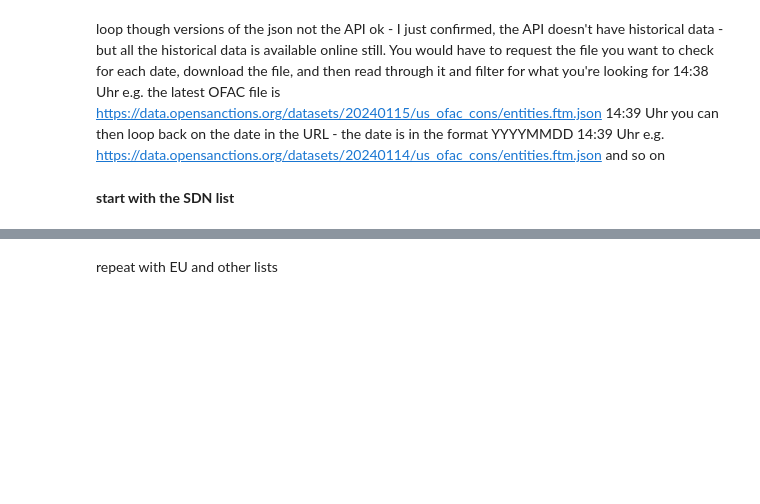
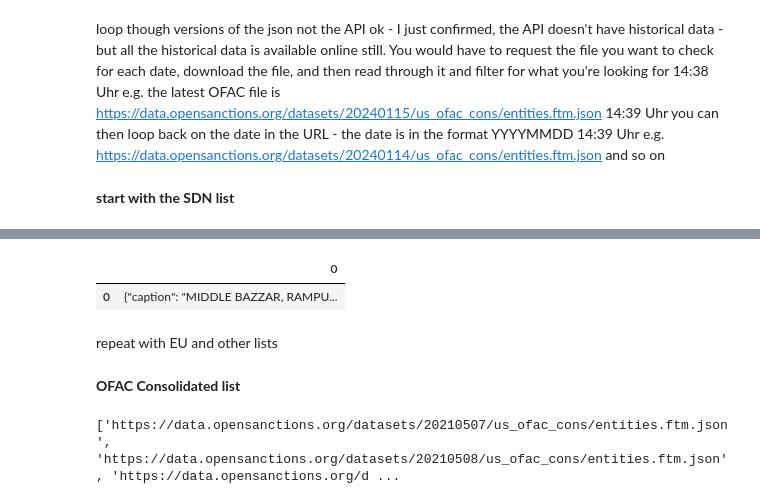
Before and after one commit to NatStrom/INSA, a Jupyter notebook: Opensanctions_API.ipynb, the cells around one changed output, grey strips where cells are left out. Drawn from its saved outputs; the diff is of its cells as text; code cells hidden in the pictures; blank space fills up the shorter version.

Commit message:
data query

```diff
--- a/Opensanctions_API.ipynb
+++ b/Opensanctions_API.ipynb
@@ -69,8 +70,0 @@ print(websites)
-# %%
-contents_list=[]
-for site in websites:
-    website = site
-    r = requests.get(website)
-    contents_list.append(r)
-
-print(contents_list)
@@ -86,0 +71,11 @@ KeyboardInterrupt:
+# %%
+from urllib.request import urlopen
+contents_list=[]
+json_data=[]
+for site in websites:
+    websites = site
+    r = urlopen(website)
+    json_data = r.read().decode('utf-8', 'replace')
+    contents_list.append(json_data)
+
+display(contents_list)
@@ -87,8 +84,25 @@ KeyboardInterrupt:
 # %%
 #merge and parse into one df
-data_ofac = pd.DataFrame.from_dict(total_results)
+#from json import json_normalize
+#df = pd.json_normalize(contents_list)
+#df
+data_ofac = pd.DataFrame(contents_list)
 data_ofac
+# %% [output]
+|  | 0 |
+| 0 | {"caption": "MIDDLE BAZZAR, RAMPU... |
 # %%
 #filter and clean up
 # %% [markdown]
 repeat with EU and other lists
+# %% [markdown]
+**OFAC Consolidated list**
+# %%
+websites = []
+
+for i in date_list:
+    test = 'https://data.opensanctions.org/datasets/'+(i)+'/us_ofac_cons/entities.ftm.json'
+    websites.append(test)
+print(websites)
+# %% [output]
+['https://data.opensanctions.org/datasets/20210507/us_ofac_cons/entities.ftm.json', 'https://data.opensanctions.org/datasets/20210508/us_ofac_cons/entities.ftm.json', 'https://data.opensanctions.org/d ...
```
Also changed, not shown: parts of 16 cells of this notebook, 1 other file.
